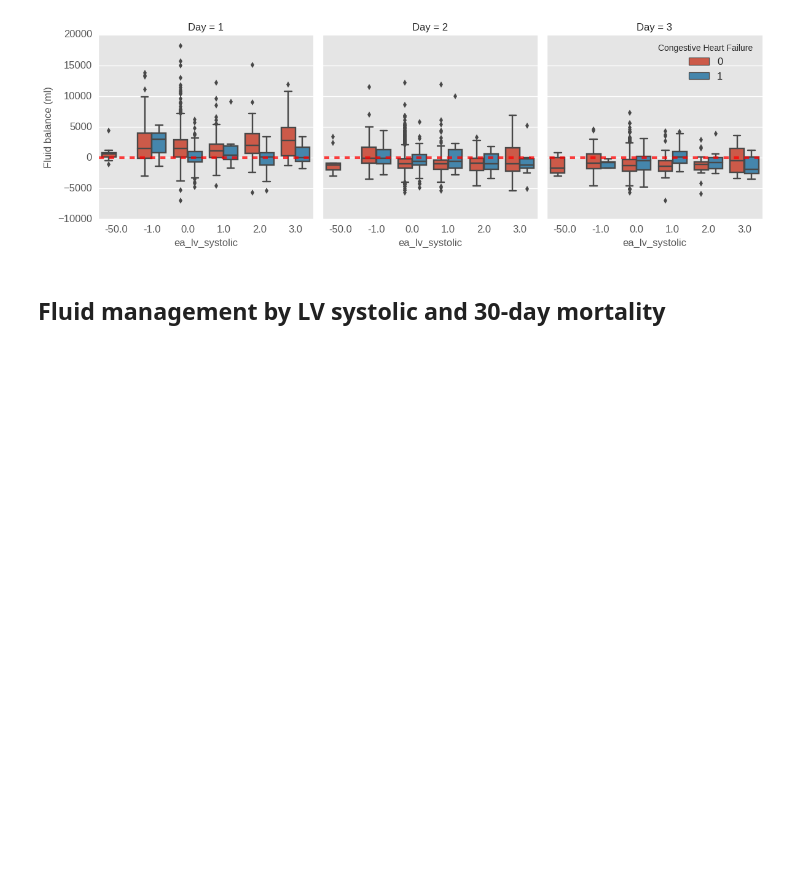
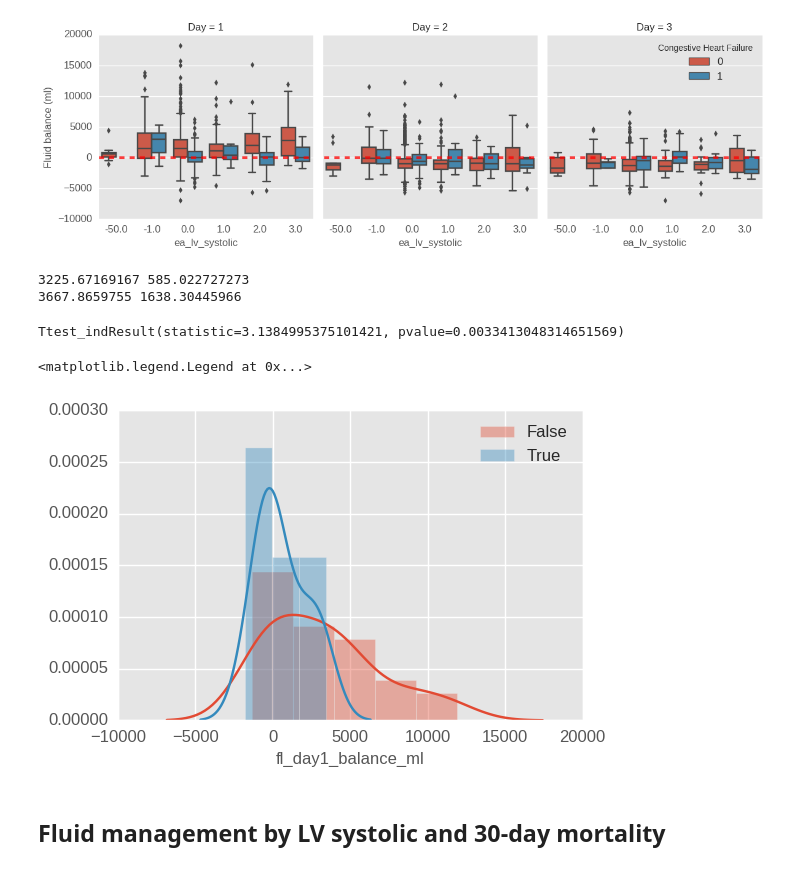
Before and after one commit to yhtgrace/echo, a Jupyter notebook: notebooks/161206_model_exploration_TB.ipynb, the cells around one changed output. Saved outputs shown, nothing was run; the diff lists cells and outputs as text; code cells hidden in the pictures; blank space fills up the shorter version.

```diff
--- a/notebooks/161206_model_exploration_TB.ipynb
+++ b/notebooks/161206_model_exploration_TB.ipynb
@@ -293,6 +311,25 @@ plt.legend(loc='best', title='Congestive Heart Failure')
 # %% [output]
 <matplotlib.legend.Legend at 0x...>
 [figure]
+# %%
+from scipy.stats import ttest_ind
+filter = (ef.ea_lv_systolic == 3)
+group_0 = ef.loc[filter & (ef.ex_congestive_heart_failure == 0)].fl_day1_balance_ml.dropna()
+group_1 = ef.loc[filter & (ef.ex_congestive_heart_failure == 1)].fl_day1_balance_ml.dropna()
+print(group_0.mean(), group_1.mean())
+print(group_0.std(), group_1.std())
+ttest_ind(group_0, group_1, equal_var=False)
+# %% [output]
+3225.67169167 585.022727273
+3667.8659755 1638.30445966
+Ttest_indResult(statistic=3.1384995375101421, pvalue=0.0033413048314651569)
+# %%
+sns.distplot(group_0, label='False')
+sns.distplot(group_1, label='True')
+plt.legend()
+# %% [output]
+<matplotlib.legend.Legend at 0x...>
+[figure, added]
 # %% [markdown]
 ## Fluid management by LV systolic and 30-day mortality
 # %%
```
Also changed, not shown: parts of 9 cells of this notebook.
